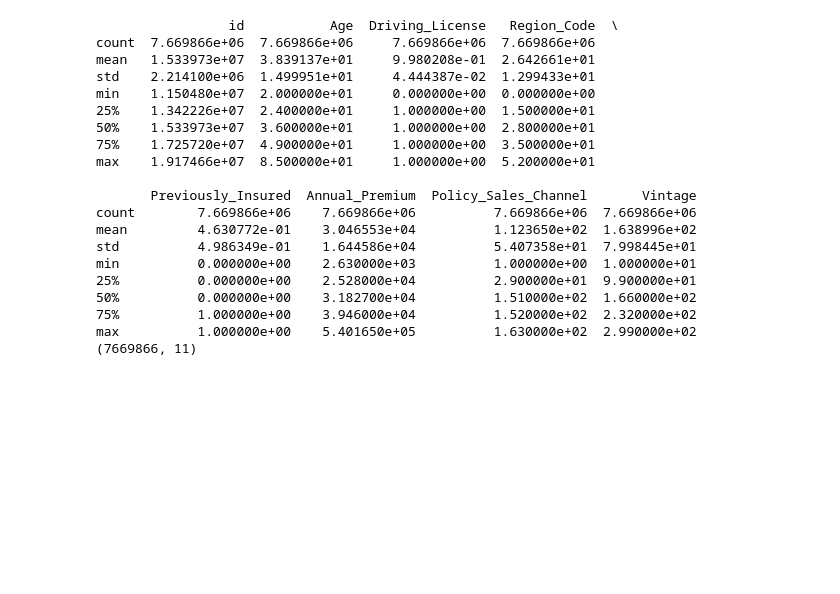
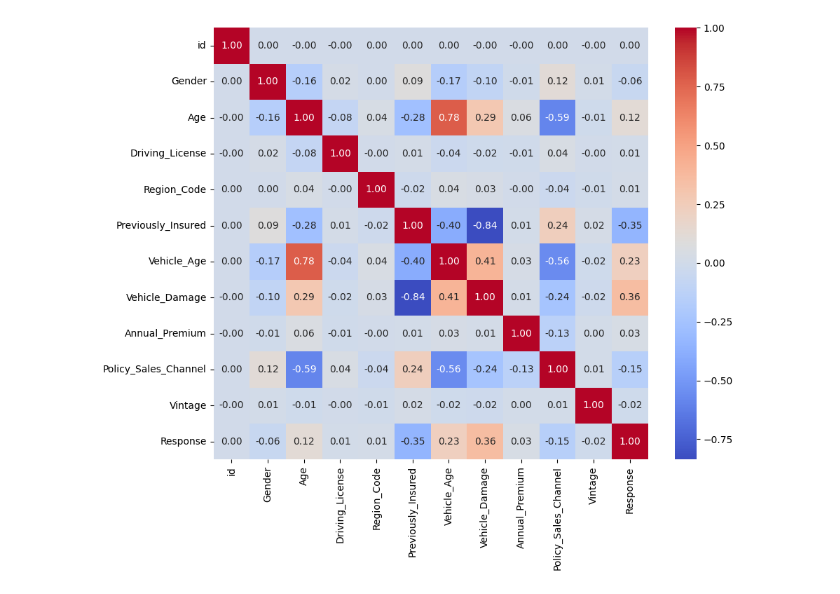
Before and after one commit to kimgb415/InsuranceCrossSelling, a Jupyter notebook: data/visualize.ipynb, the cells around one changed output. Cells and saved outputs as stored; diff of their text form; code cells hidden in the pictures; blank space fills up the shorter version.

Commit message:
correlation visualization

```diff
--- a/data/visualize.ipynb
+++ b/data/visualize.ipynb
@@ -14,2 +11,4 @@ test_df = pd.read_csv(TEST_DATA)
+# %%
+training_df = read_csv_and_preprocess(TRAINING_DATA)
 # %%
 training_df.dtypes
@@ -36,25 +26,12 @@ max    1.000000e+00
-# %%
-test_df.dtypes
-print(test_df.describe())
-print(test_df.shape)
-# %% [output]
-                 id           Age  Driving_License   Region_Code  \
-count  7.669866e+06  7.669866e+06     7.669866e+06  7.669866e+06
-mean   1.533973e+07  3.839137e+01     9.980208e-01  2.642661e+01
-std    2.214100e+06  1.499951e+01     4.444387e-02  1.299433e+01
-min    1.150480e+07  2.000000e+01     0.000000e+00  0.000000e+00
-25%    1.342226e+07  2.400000e+01     1.000000e+00  1.500000e+01
-50%    1.533973e+07  3.600000e+01     1.000000e+00  2.800000e+01
-75%    1.725720e+07  4.900000e+01     1.000000e+00  3.500000e+01
-max    1.917466e+07  8.500000e+01     1.000000e+00  5.200000e+01
-
-       Previously_Insured  Annual_Premium  Policy_Sales_Channel       Vintage
-count        7.669866e+06    7.669866e+06          7.669866e+06  7.669866e+06
-mean         4.630772e-01    3.046553e+04          1.123650e+02  1.638996e+02
-std          4.986349e-01    1.644586e+04          5.407358e+01  7.998445e+01
-min          0.000000e+00    2.630000e+03          1.000000e+00  1.000000e+01
-25%          0.000000e+00    2.528000e+04          2.900000e+01  9.900000e+01
-50%          0.000000e+00    3.182700e+04          1.510000e+02  1.660000e+02
-75%          1.000000e+00    3.946000e+04          1.520000e+02  2.320000e+02
-max          1.000000e+00    5.401650e+05          1.630000e+02  2.990000e+02
-(7669866, 11)
+# %%
+# draw correlation matrix
+corr = training_df.corr()
+
+# Create a heatmap to visualize the correlation matrix
+plt.figure(figsize=(10, 8))
+sns.heatmap(corr, annot=True, fmt='.2f', cmap='coolwarm', xticklabels=corr.columns, yticklabels=corr.columns)
+
+# Display the plot
+plt.show()
+# %% [output]
+[figure, added]
```
Also changed, not shown: parts of 3 cells of this notebook, 1 other file.
